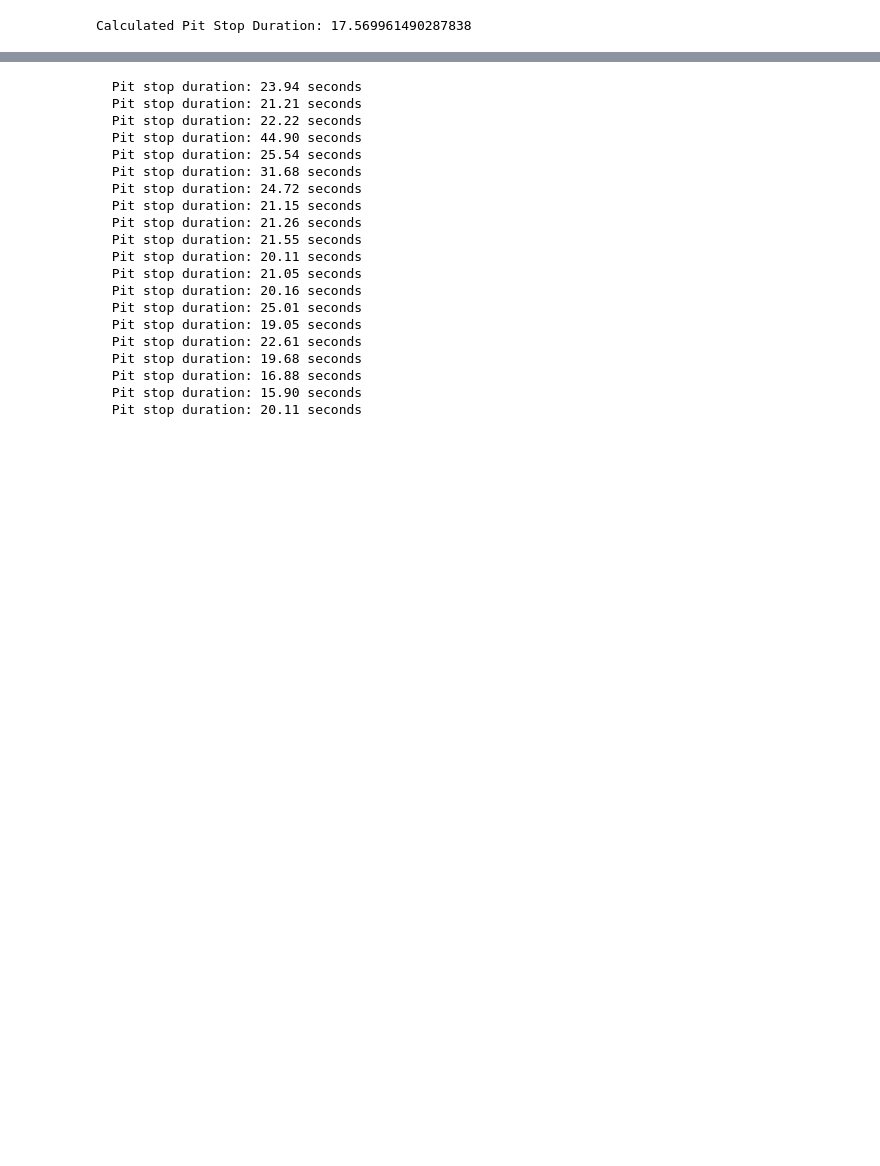
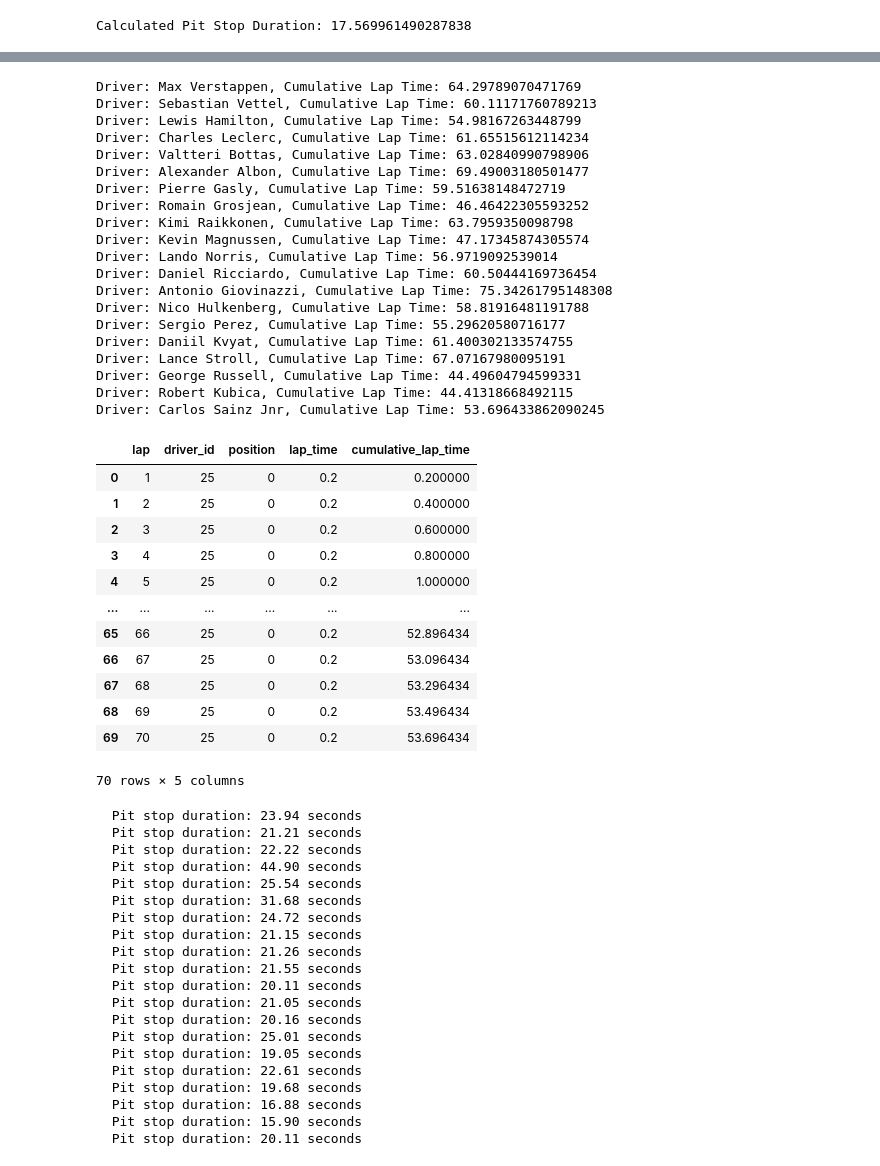
Before and after one commit to emy-olivieri/Formula_1_Race_Time_Simulation_and_Strategy_Optimization, a Jupyter notebook: notebook_classes.ipynb, the cells around one changed output, grey strips where cells are left out. Drawn from its saved outputs; the diff is of its cells as text; code cells hidden in the pictures; blank space fills up the shorter version.

Commit message:
Add run functions  compute_lap_time  run

```diff
--- a/notebook_classes.ipynb
+++ b/notebook_classes.ipynb
@@ -350,8 +353,8 @@ class Driver:
         # Simulation attributes
         self.position = None
         self.cumulative_lap_time = 0
-        self.compound = None
-        self.tire_age = None
+        self.compound = "medium"
+        self.tire_age = 0
         self.next_pit_stop = 1
 
         # Strategy and DNF attributes
@@ -423,3 +426,7 @@ class Driver:
     def update_status(self, current_lap: int):
         if self.alive and self.earliest_dnf_lap == current_lap:
             self.alive = False
+
+    def update_info(self):
+        self.tire_age+=1
+        #  #
@@ -591,0 +657,46 @@ Driver: Carlos Sainz Jnr
+# %%
+if __name__ == "__main__":
+    data_loader = DataLoader(db_path="F1_timingdata_2014_2019.sqlite")
+    dataframes = data_loader.load_data()
+
+    run_simulation = Run(season=2019, gp_location="SaoPaulo", dataframes=dataframes)
+    run_simulation.run()
+
+    # Affichez un résumé des résultats
+    for driver in run_simulation.drivers_list:
+        print(f"Driver: {driver.name}, Cumulative Lap Time: {driver.cumulative_lap_time}")
+    display(run_simulation.laps_summary)
+# %% [output]
+Driver: Max Verstappen, Cumulative Lap Time: 64.29789070471769
+Driver: Sebastian Vettel, Cumulative Lap Time: 60.11171760789213
+Driver: Lewis Hamilton, Cumulative Lap Time: 54.98167263448799
+Driver: Charles Leclerc, Cumulative Lap Time: 61.65515612114234
+Driver: Valtteri Bottas, Cumulative Lap Time: 63.02840990798906
+Driver: Alexander Albon, Cumulative Lap Time: 69.49003180501477
+Driver: Pierre Gasly, Cumulative Lap Time: 59.51638148472719
+Driver: Romain Grosjean, Cumulative Lap Time: 46.46422305593252
+Driver: Kimi Raikkonen, Cumulative Lap Time: 63.7959350098798
+Driver: Kevin Magnussen, Cumulative Lap Time: 47.17345874305574
+Driver: Lando Norris, Cumulative Lap Time: 56.9719092539014
+Driver: Daniel Ricciardo, Cumulative Lap Time: 60.50444169736454
+Driver: Antonio Giovinazzi, Cumulative Lap Time: 75.34261795148308
+Driver: Nico Hulkenberg, Cumulative Lap Time: 58.81916481191788
+Driver: Sergio Perez, Cumulative Lap Time: 55.29620580716177
+Driver: Daniil Kvyat, Cumulative Lap Time: 61.400302133574755
+Driver: Lance Stroll, Cumulative Lap Time: 67.07167980095191
+Driver: George Russell, Cumulative Lap Time: 44.49604794599331
+Driver: Robert Kubica, Cumulative Lap Time: 44.41318668492115
+Driver: Carlos Sainz Jnr, Cumulative Lap Time: 53.696433862090245
+|  | lap | driver_id | position | lap_time | cumulative_lap_time |
+| 0 | 1 | 25 | 0 | 0.2 | 0.200000 |
+| 1 | 2 | 25 | 0 | 0.2 | 0.400000 |
+| 2 | 3 | 25 | 0 | 0.2 | 0.600000 |
+| 3 | 4 | 25 | 0 | 0.2 | 0.800000 |
+| 4 | 5 | 25 | 0 | 0.2 | 1.000000 |
+| ... | ... | ... | ... | ... | ... |
+| 65 | 66 | 25 | 0 | 0.2 | 52.896434 |
+| 66 | 67 | 25 | 0 | 0.2 | 53.096434 |
+| 67 | 68 | 25 | 0 | 0.2 | 53.296434 |
+| 68 | 69 | 25 | 0 | 0.2 | 53.496434 |
+| 69 | 70 | 25 | 0 | 0.2 | 53.696434 |
+70 rows × 5 columns
```
Also changed, not shown: parts of 4 cells of this notebook.
